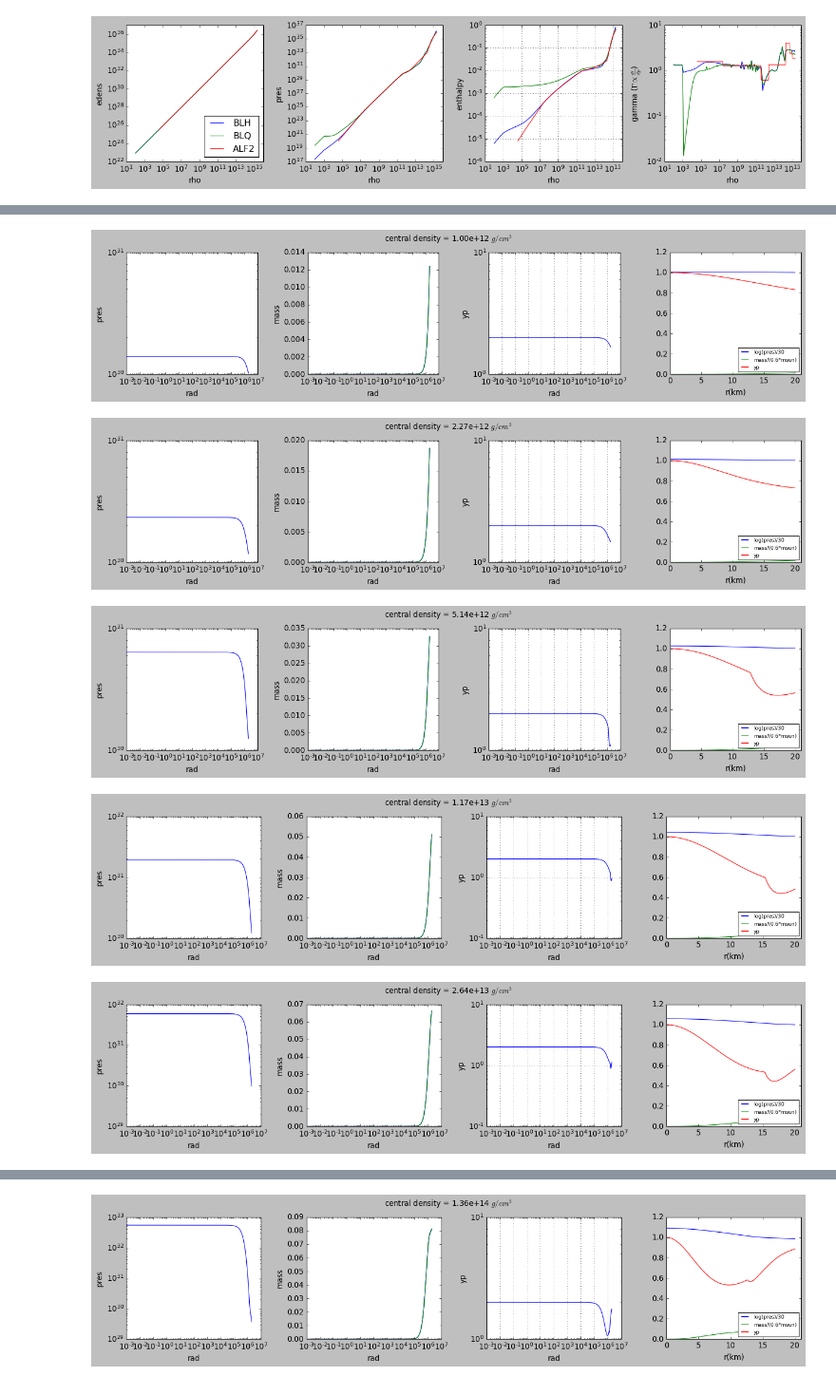
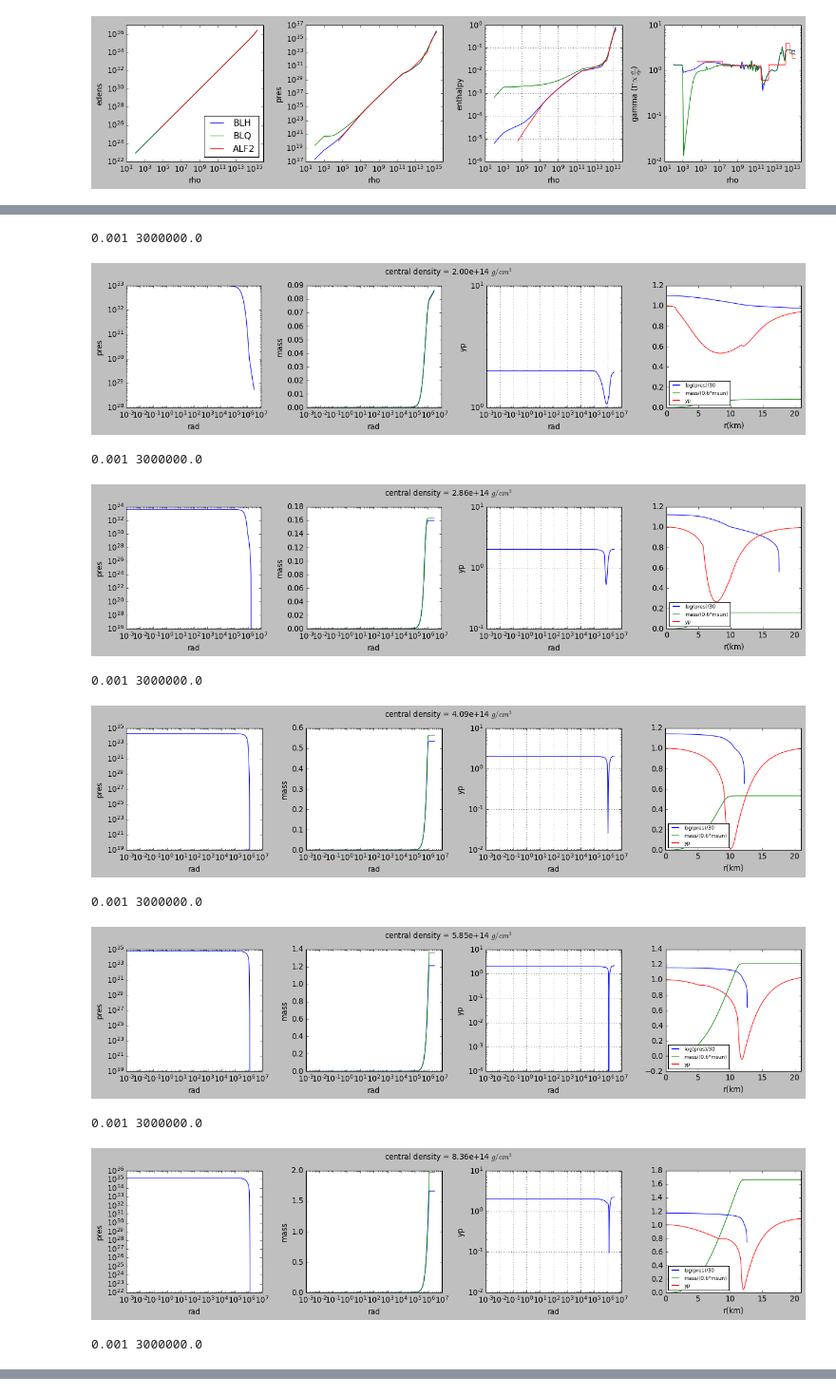
Before and after one commit to rahulkashyap411/tov, a Jupyter notebook: tov_enthalpy.ipynb, the cells around one changed output, grey strips where cells are left out. Shown at 95% size. Drawn from its saved outputs; the diff is of its cells as text; code cells hidden in the pictures.

```diff
--- a/tov_enthalpy.ipynb
+++ b/tov_enthalpy.ipynb
@@ -497,16 +506,43 @@ class tov():
         eden = self.physical_eos.edens_inv( P )
         rho = self.physical_eos.rho( P )
 
-        m = 4.0*np.pi*r[0]**3*eden
-        m_baryon = 4.0*np.pi*r[0]**3*eden*(1-2*const.CGS_G*m/(r[0]*const.CGS_C**2))**(-0.5)
+        m = 4./3.*np.pi*r[0]**3*eden
+        m_baryon = 4./3.*np.pi*r[0]**3*eden*(1-2*const.CGS_G*m/(r[0]*const.CGS_C**2))**(-0.5)
         yp=2.
         psol = odeint(self.tov, [P, m, m_baryon, yp], r, rtol=1.0e-6, atol=1.0e-4)
-        #psol = solve_ivp(self.tov, [1.e0,5.8e6] ,[P, m, m_baryon, yp], method='RK45',t_eval=r )
+        #print(self.rad_low,self.rad_high)
+        #psol = solve_ivp(self.tov, [self.rad_low, self.rad_high] ,[P, m, m_baryon, yp], method='RK45',t_eval=r)
         #print m, m_baryon, rhoc
         return r, psol[:,0], psol[:,1], psol[:,2], psol[:,3]
         #return psol.t, psol.y[0], psol.y[1], psol.y[2], psol.y[3]
 
+    def find_surface(self,pmin, rhoc, rad_high):
+        int_pts=2000
+        rad_low=1.e-3
+        r_arr = np.linspace(rad_low, rad_high,int_pts)
+        #r = np.logspace(-4,6.3,N)
+
+        #star = tovsolve(rhoc,r_arr)
+
+        Pc,dummy = eos_from_dens(rhoc,eos_file)
+        rhoc,eden_c,Gamma_c,cs_c = eos_from_pres(Pc,eos_file)
+        #print(f'for pressure in: {Pc:1.2e}, density is {rhoc:1.2e}, edens: {eden_c:1.2e}, Gamma:{Gamma_c} and sound speed: {cs_c:1.2e}')
+        rmin = r_arr[0]
+        #print(f'rmin:{rmin:1.2e}')
+        r3=rmin**3
+        m = 4./3.*np.pi*r3*eden_c
+        #print('g_00',np.sqrt(1-2*const.CGS_G*m/(rmin*const.CGS_C**2)))
+        m_baryon = m/np.sqrt(1-2*const.CGS_G*m/(rmin*const.CGS_C**2))
+        yp=2.
+
+        var_vec=[Pc, m, m_baryon, yp]
+        #psol = solve_ivp(tov, [rad_low, rad_high] ,var_vec, method='RK45') #psol.y[0][-1]-pmin
+        psol = odeint(self.tov, var_vec, r_arr, rtol=1.0e-6, atol=1.0e-4)
+        return psol[:,0][-1]-pmin
+
     def mass_radius(self):
+
+        pmin=1.e-12 #dyne/cm^2
         #N = 300
         mcurve = np.zeros(N)
         rcurve = np.zeros(N)
@@ -517,7 +553,13 @@ class tov():
         mass_max = 0.0
         j = 0
         for rhoc in rhocs:
+
+            rstar = optimize.brentq(lambda rad_high: self.find_surface(pmin,rhoc,rad_high), 6.e5, 3.e6,rtol=1.e-1)
+            print('rstar (km)',rstar/1.e5)
+
             rad, press, mass, mass_baryon, yp_lambda = self.tovsolve(rhoc)
+
+
 
             rad  /= 1.0e5 #cm to km
             mass /= const.CGS_MSUN
@@ -612,9 +697,9 @@ eos = glue_crust_and_core( SLyCrust, dense_eos )
 
 int_pts = 10000
 rad_low = 1.e-3
-rad_high = 2.e6
+rad_high = 3.e6
 N = 10
-rhoc_arr = np.logspace(12.0, 15.2, N)
+rhoc_arr = np.logspace(np.log10(2.e14), np.log10(5.e15), N)
 ALF2=tov(peos=eos,int_pts=int_pts,rad_low=rad_low,rad_high=rad_high,central_rho_arr=rhoc_arr)
 
 rstar=[]
@@ -635,35 +720,41 @@ for rhoc in rhoc_arr:
     #ax2.set_xlim([9.e11,1.e16])
     ax2.set_xscale('log')#; ax2.set_yscale('log')
 
     ax3.plot(rad,yp_lambda)
     ax3.set(xlabel='rad',ylabel='yp')
     ax3.grid(True)
     #ax3.set_xlim([9.e11,1.e16]);ax3.set_ylim([0,1])
     ax3.set_xscale('log'); ax3.set_yscale('log')
 
     ax4.plot(rad/1.e5,np.log10(press)/30,label='log(pres)/30')
     ax4.plot(rad/1.e5,mass/const.CGS_MSUN,label='mass/(0.6*msun)')
     ax4.plot(rad/1.e5,yp_lambda/2,label='yp')
     #ax4.set_xscale('log'); ax4.set_yscale('log')
     ax4.set(xlabel='r(km)') #,ylabel='P')
     ax4.set_xlim([0,21])
     ax4.legend(loc=3,fontsize=8)
     plt.tight_layout()
     fig.tight_layout(rect=[0, 0.03, 1, 0.95])
     plt.show()
 
     idx=np.argmin(yp_lambda)  #.index(min(yp_lambda))
 
     rstar.append(rad[idx])
     mstar.append(mass[idx])
     lamstar.append(yp_lambda[idx])
 
 rstar=np.array(rstar); mstar=np.array(mstar)
 plt.plot(rstar/1.e5,mstar)
 plt.show()
 # %% [output]
+0.001 3000000.0
-[figure, old version]
+[figure, new version]
+0.001 3000000.0
-[figure, old version]
+[figure, new version]
+0.001 3000000.0
-[figure, old version]
+[figure, new version]
+0.001 3000000.0
-[figure, old version]
+[figure, new version]
+0.001 3000000.0
-[figure, old version]
+[figure, new version]
+0.001 3000000.0
@@ -671 +761,0 @@ plt.show()
-[figure, removed]
```
Also changed, not shown: parts of 21 cells of this notebook, 15 other files.
